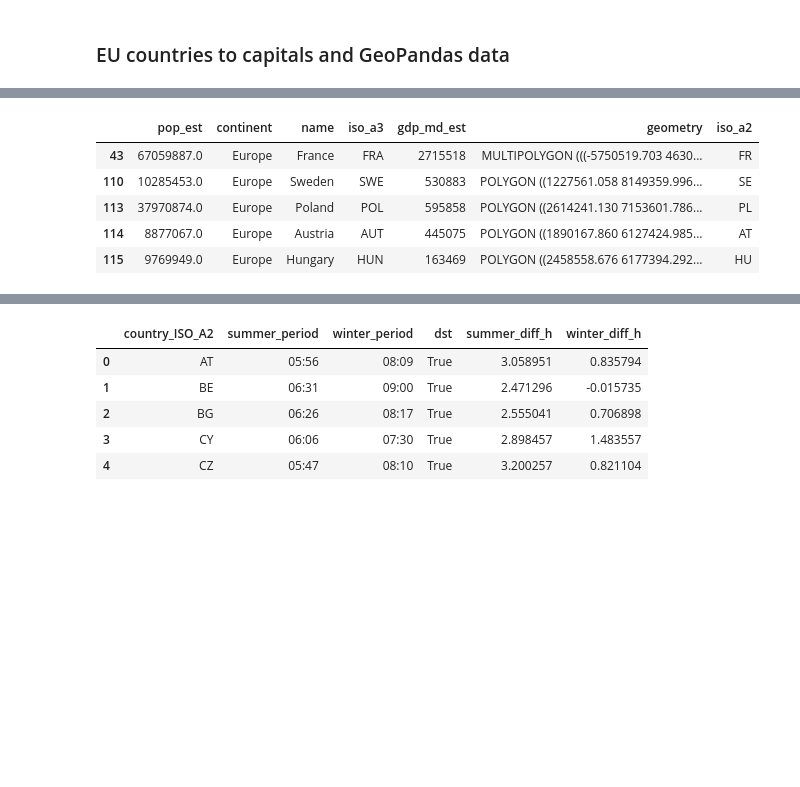
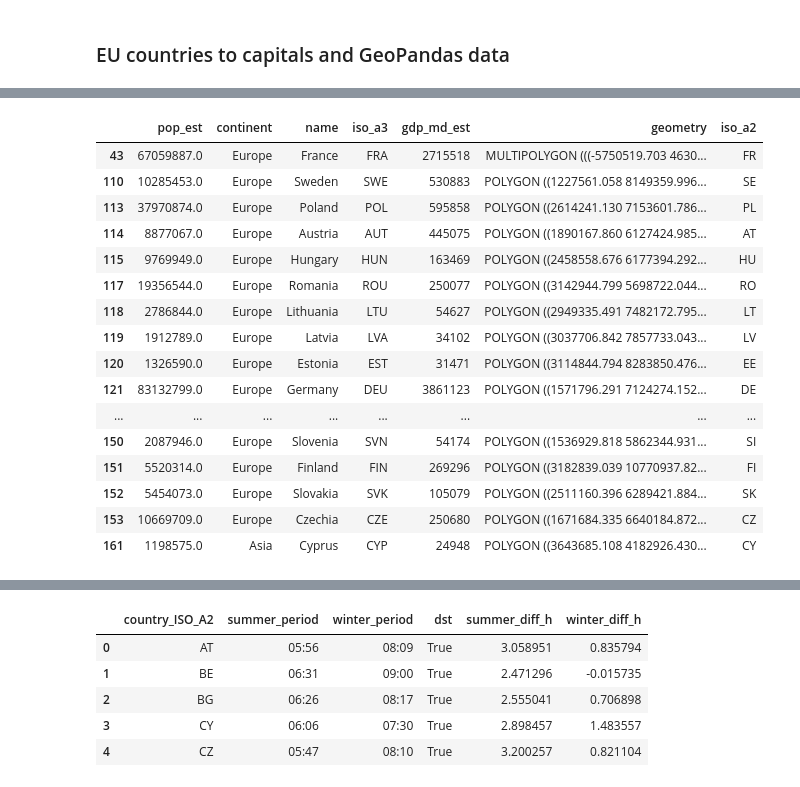
Before and after one commit to pvonderlind/CircadianRythmEU, a Jupyter notebook: circadian_rythm_interactive.ipynb, the cells around one changed output, grey strips where cells are left out. Cells and saved outputs as stored; diff of their text form; code cells hidden in the pictures; blank space fills up the shorter version.

Commit message:
Fix inclusion of greece and cyprus

```diff
--- a/circadian_rythm_interactive.ipynb
+++ b/circadian_rythm_interactive.ipynb
@@ -52,10 +47,21 @@ See the caveats in the documentation: https://pandas.pydata.org/pandas-docs/stab
 # %%
-eu_gpd.head()
+eu_gpd
 # %% [output]
 |  | pop_est | continent | name | iso_a3 | gdp_md_est | geometry | iso_a2 |
 | 43 | 67059887.0 | Europe | France | FRA | 2715518 | MULTIPOLYGON (((-5750519.703 4630... | FR |
 | 110 | 10285453.0 | Europe | Sweden | SWE | 530883 | POLYGON ((1227561.058 8149359.996... | SE |
 | 113 | 37970874.0 | Europe | Poland | POL | 595858 | POLYGON ((2614241.130 7153601.786... | PL |
 | 114 | 8877067.0 | Europe | Austria | AUT | 445075 | POLYGON ((1890167.860 6127424.985... | AT |
 | 115 | 9769949.0 | Europe | Hungary | HUN | 163469 | POLYGON ((2458558.676 6177394.292... | HU |
+| 117 | 19356544.0 | Europe | Romania | ROU | 250077 | POLYGON ((3142944.799 5698722.044... | RO |
+| 118 | 2786844.0 | Europe | Lithuania | LTU | 54627 | POLYGON ((2949335.491 7482172.795... | LT |
+| 119 | 1912789.0 | Europe | Latvia | LVA | 34102 | POLYGON ((3037706.842 7857733.043... | LV |
+| 120 | 1326590.0 | Europe | Estonia | EST | 31471 | POLYGON ((3114844.794 8283850.476... | EE |
+| 121 | 83132799.0 | Europe | Germany | DEU | 3861123 | POLYGON ((1571796.291 7124274.152... | DE |
+| ... | ... | ... | ... | ... | ... | ... | ... |
+| 150 | 2087946.0 | Europe | Slovenia | SVN | 54174 | POLYGON ((1536929.818 5862344.931... | SI |
+| 151 | 5520314.0 | Europe | Finland | FIN | 269296 | POLYGON ((3182839.039 10770937.82... | FI |
+| 152 | 5454073.0 | Europe | Slovakia | SVK | 105079 | POLYGON ((2511160.396 6289421.884... | SK |
+| 153 | 10669709.0 | Europe | Czechia | CZE | 250680 | POLYGON ((1671684.335 6640184.872... | CZ |
+| 161 | 1198575.0 | Asia | Cyprus | CYP | 24948 | POLYGON ((3643685.108 4182926.430... | CY |
 # %%
```
Also changed, not shown: parts of 5 cells of this notebook, 6 other files.
